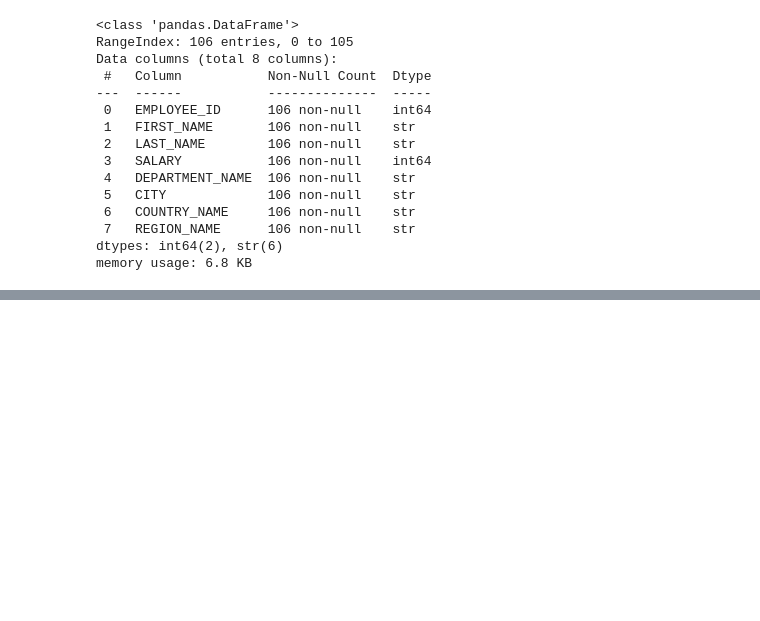
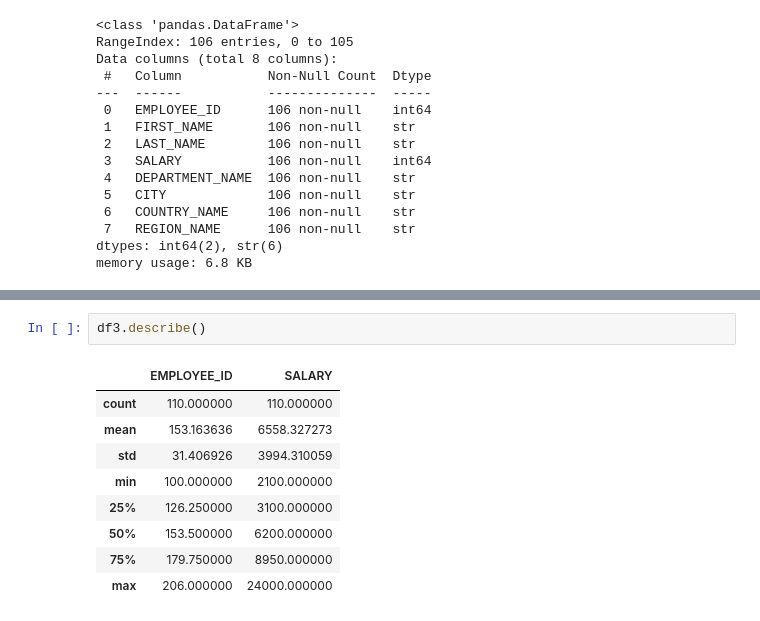
Before and after one commit to rhommardev/Projeto-de-data-visualiza-o-e-BI-do-curso-do-SCTEC-, a Jupyter notebook: Notebook/projeto_Rh_Analitytcs.ipynb, the cells around one changed output, grey strips where cells are left out. Drawn from its saved outputs; the diff is of its cells as text; blank space fills up the shorter version.

```diff
--- a/Notebook/projeto_Rh_Analitytcs.ipynb
+++ b/Notebook/projeto_Rh_Analitytcs.ipynb
@@ -129,0 +248,12 @@ memory usage: 6.8 KB
+# %%
+df3.describe()
+# %% [output]
+|  | EMPLOYEE_ID | SALARY |
+| count | 110.000000 | 110.000000 |
+| mean | 153.163636 | 6558.327273 |
+| std | 31.406926 | 3994.310059 |
+| min | 100.000000 | 2100.000000 |
+| 25% | 126.250000 | 3100.000000 |
+| 50% | 153.500000 | 6200.000000 |
+| 75% | 179.750000 | 8950.000000 |
+| max | 206.000000 | 24000.000000 |
```
Also changed, not shown: parts of 18 cells of this notebook.
